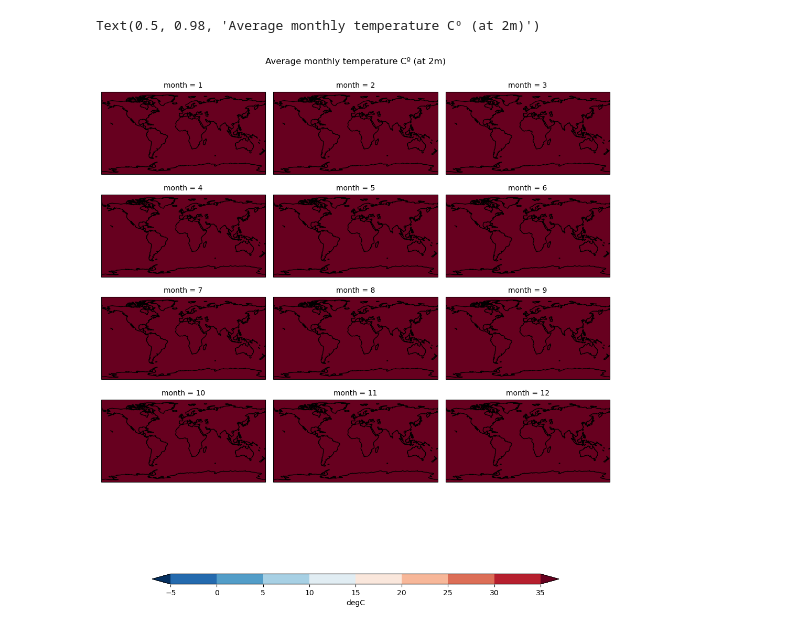
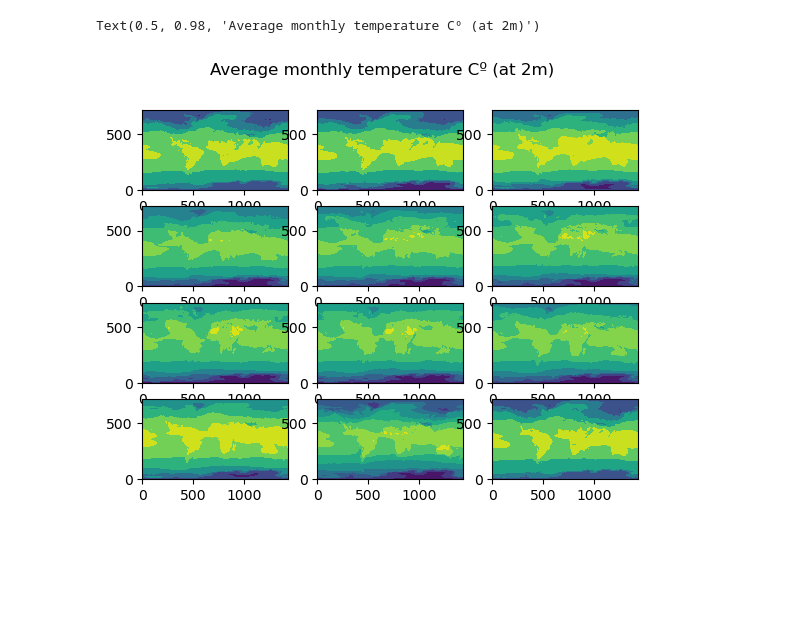
Before and after one commit to anlawyer/clim680, a Jupyter notebook: multipanel-climatology.ipynb, the cells around one changed output. Cells and saved outputs as stored; diff of their text form; code cells hidden in the pictures; blank space fills up the shorter version.

```diff
--- a/multipanel-climatology.ipynb
+++ b/multipanel-climatology.ipynb
@@ -102,28 +102,43 @@ history :
 source :
 ECMWF
 # %%
-clevs = np.arange(-5, 36, 5)
+# clevs = np.arange(-5, 36, 5)
 
-fg = ds_month_mean['t2m'].plot.contourf(
-    levels=clevs,
-    row='month',
-    col_wrap=3,
-    robust=True,
-    # cmap='RdBu_r',
-    extend='both',
-    subplot_kws={"projection": ccrs.PlateCarree()},
-    cbar_kwargs={
-        "orientation": "horizontal",
-        "shrink": 0.8,
-        "aspect": 40,
-        "label": "degC",
-    },
-)
+# fg = ds_month_mean['t2m'].plot.contourf(
+#     levels=clevs,
+#     row='month',
+#     col_wrap=3,
+#     robust=True,
+#     # cmap='RdBu_r',
+#     extend='both',
+#     subplot_kws={"projection": ccrs.PlateCarree()},
+#     cbar_kwargs={
+#         "orientation": "horizontal",
+#         "shrink": 0.8,
+#         "aspect": 40,
+#         "label": "degC",
+#     },
+# )
 
-for ax in fg.axs.flat:
-    ax.coastlines()
+# for ax in fg.axs.flat:
+#     ax.coastlines()
+
+# fig, axs = plt.subplots(nrows=4, ncols=3, subplot_kw={'projection': ccrs.PlateCarree()}, figsize=(11,5.5))
+# axs=axs.flatten()
+
+# for i, mon in enumerate(ds_month_mean['month']):
+#         data = ds_month_mean['t2m'].sel(month=mon)
+#         data, lons = add_cyclic_point(data,coord=ds_month_mean['lon'])
+#         cs=axs[i].contourf(lons, ds_month_mean['lat'], data, clevs, transform = ccrs.PlateCarree(), cmap='coolwarm', extend='both')
+
+# plt.subplot(4, 3, 1)
+# plt.contourf(ds_month_mean['t2m'].sel(month=1))
+
+for i, mon in enumerate(ds_month_mean['month']):
+    plt.subplot(4,3,i+1)
+    plt.contourf(ds_month_mean['t2m'].sel(month=i+1))
 
 plt.suptitle('Average monthly temperature Cº (at 2m)')
 # %% [output]
 Text(0.5, 0.98, 'Average monthly temperature Cº (at 2m)')
-[figure, old version]
+[figure, new version]
```
Also changed, not shown: parts of 2 cells of this notebook.
